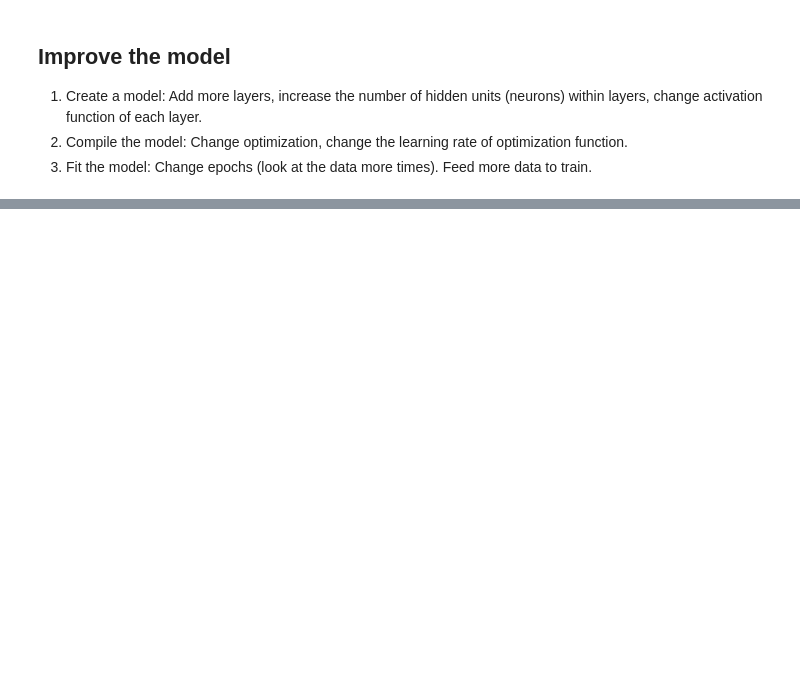
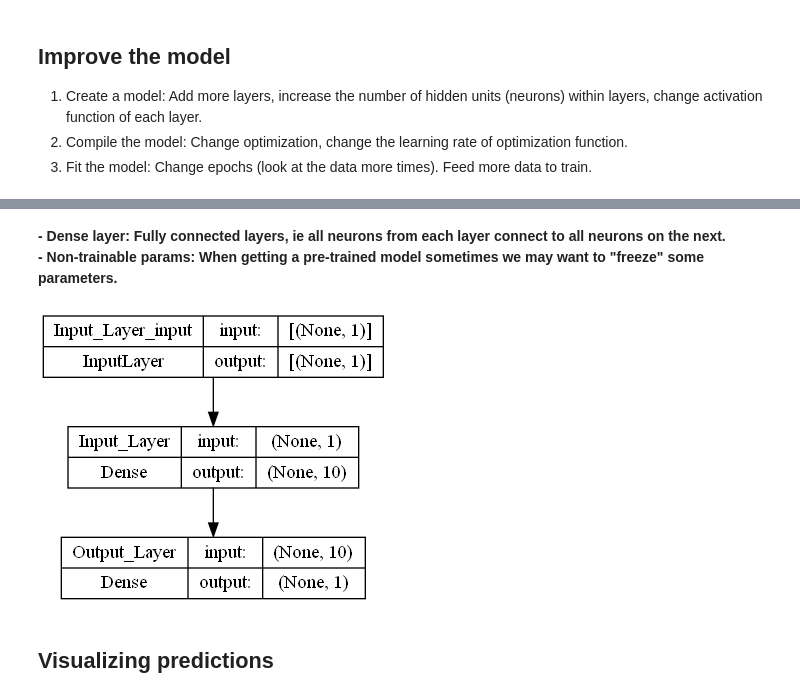
Before and after one commit to Luciano-C/Deep-Learning-Course-Daniel-Bourke, a Jupyter notebook: 01_regression.ipynb, the cells around one changed output, grey strips where cells are left out. Saved outputs shown, nothing was run; the diff lists cells and outputs as text; code cells hidden in the pictures; blank space fills up the shorter version.

```diff
--- a/01_regression.ipynb
+++ b/01_regression.ipynb
@@ -152,0 +204,13 @@ array([[31.452871]], dtype=float32)
+# %%
+# Neural network for our data
+# Create a model
+model = tf.keras.Sequential([
+    tf.keras.layers.Dense(10, input_shape=[1], name='Input_Layer'),
+    tf.keras.layers.Dense(1, name='Output_Layer'),
+], name='model_1')
+# Compile the model
+model.compile(loss=tf.keras.losses.mae,
+             optimizer=tf.keras.optimizers.Adam(learning_rate=0.01),
+             metrics=['mae'])
+# Fit the model
+model.fit(tf.expand_dims(X_train, axis=-1), Y_train, epochs=100)
@@ -152,0 +252,9 @@ array([[31.452871]], dtype=float32)
+# %% [markdown]
+**- Dense layer: Fully connected layers, ie all neurons from each layer connect to all neurons on the next.**
+**- Non-trainable params: When getting a pre-trained model sometimes we may want to "freeze" some parameters.**
+# %%
+plot_model(model, show_shapes=True, show_layer_names=True)
+# %% [output]
+[figure, added]
+# %% [markdown]
+## Visualizing predictions
```
Also changed, not shown: parts of 27 cells of this notebook.
